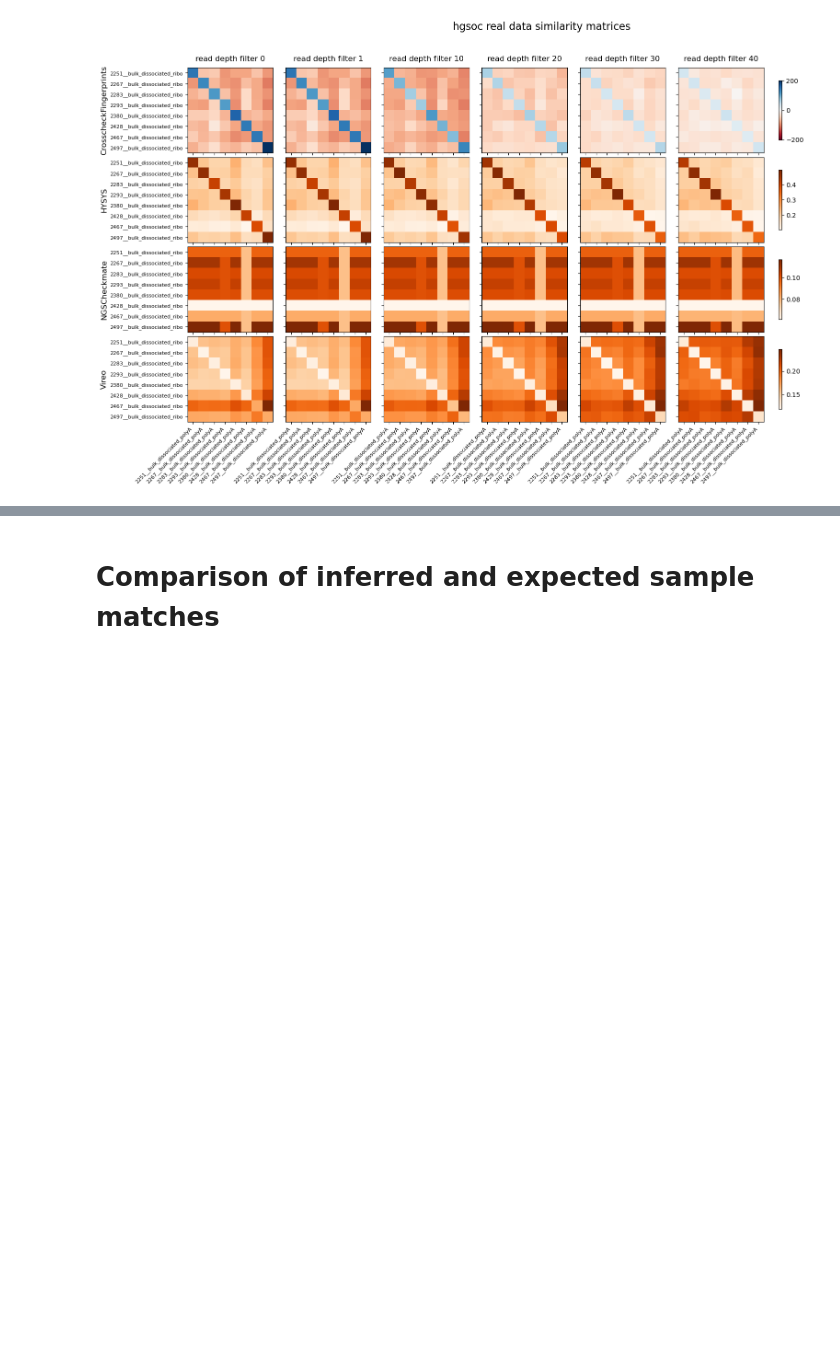
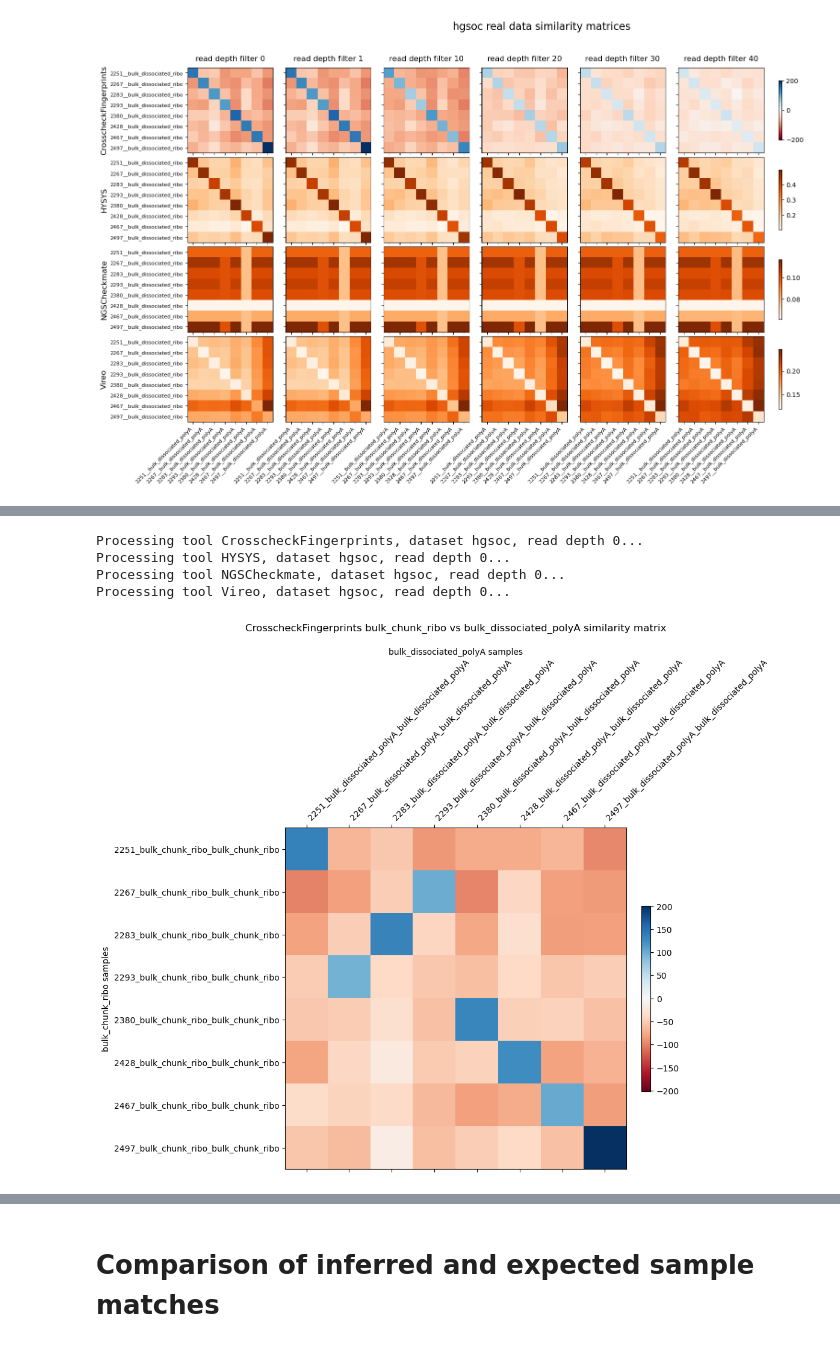
Before and after one commit to emma2207/hgsoc-reconstruction, a Jupyter notebook: sample_id_matching/scripts/experiment/real_data_results.ipynb, the cells around one changed output, grey strips where cells are left out. Saved outputs shown, nothing was run; the diff lists cells and outputs as text; code cells hidden in the pictures; blank space fills up the shorter version.

```diff
--- a/sample_id_matching/scripts/experiment/real_data_results.ipynb
+++ b/sample_id_matching/scripts/experiment/real_data_results.ipynb
@@ -79,13 +79,17 @@ Processing read depth 40 and tool Vireo for plotting...
 # %%
-# # The samples are ordered by expected matches,
-# # so that the diagonal should stand out if a tool is performing well.
-# # This can be repeated for all the datasets and read depths listed above.
-# loop_heatmap_plots_real_data(
-#     DATA_PATH,
-#     FIGURES_PATH,
-#     tools,
-#     ["hgsoc-new"],
-#     [0],
-#     mod1="bulk_chunk_ribo",
-#     mod2="bulk_diss_polyA",
-# )
+# To plot multiple individual heatmaps use this function
+loop_heatmap_plots_real_data(
+    DATA_PATH=DATA_PATH,
+    FIGURES_PATH=FIGURES_PATH,
+    tools=tools,
+    datasets=["hgsoc"],
+    read_depths=[0],
+    mod1="bulk_chunk_ribo",
+    mod2="bulk_dissociated_polyA",
+)
+# %% [output]
+Processing tool CrosscheckFingerprints, dataset hgsoc, read depth 0...
+Processing tool HYSYS, dataset hgsoc, read depth 0...
+Processing tool NGSCheckmate, dataset hgsoc, read depth 0...
+Processing tool Vireo, dataset hgsoc, read depth 0...
+[figure, added]
```
Also changed, not shown: parts of 15 cells of this notebook.
